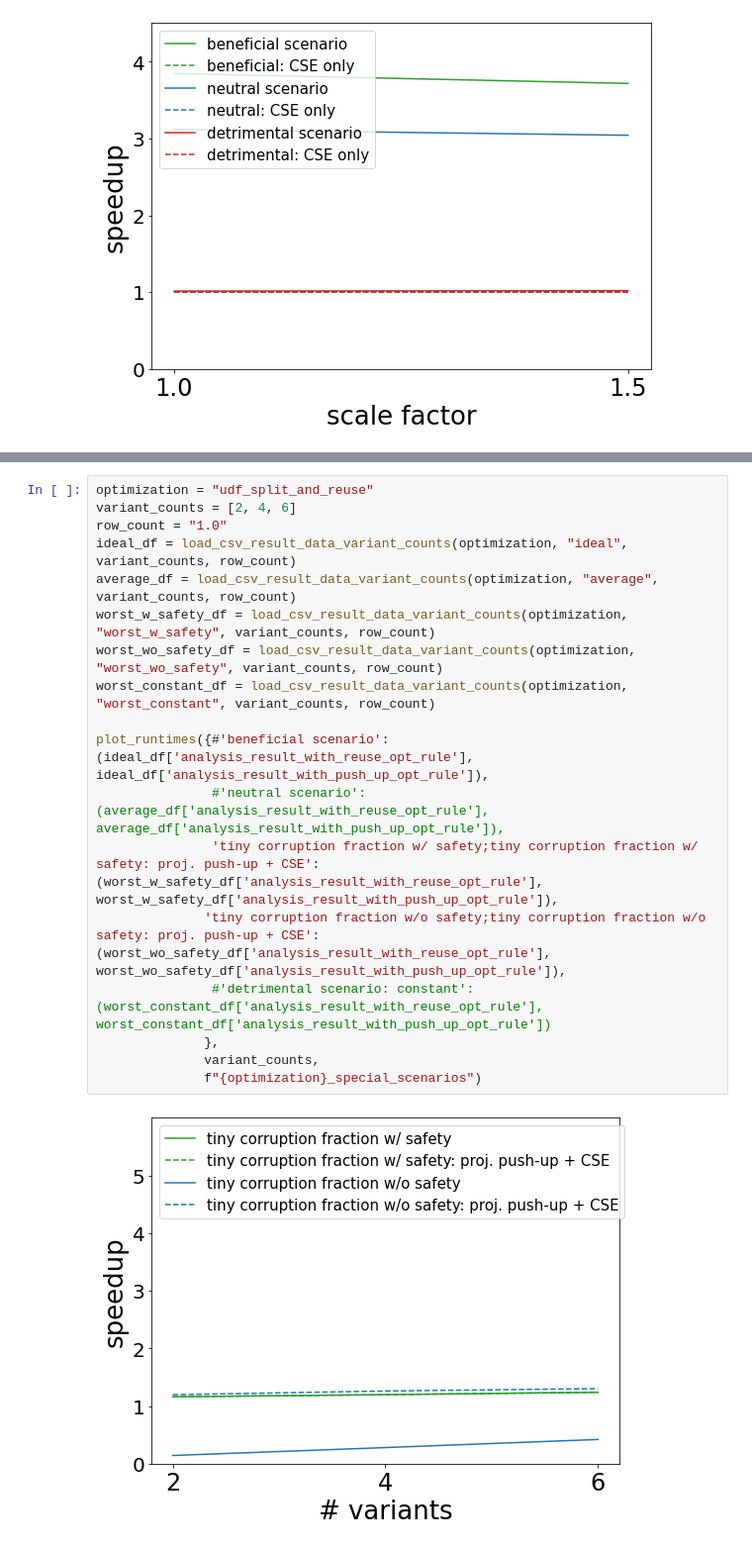
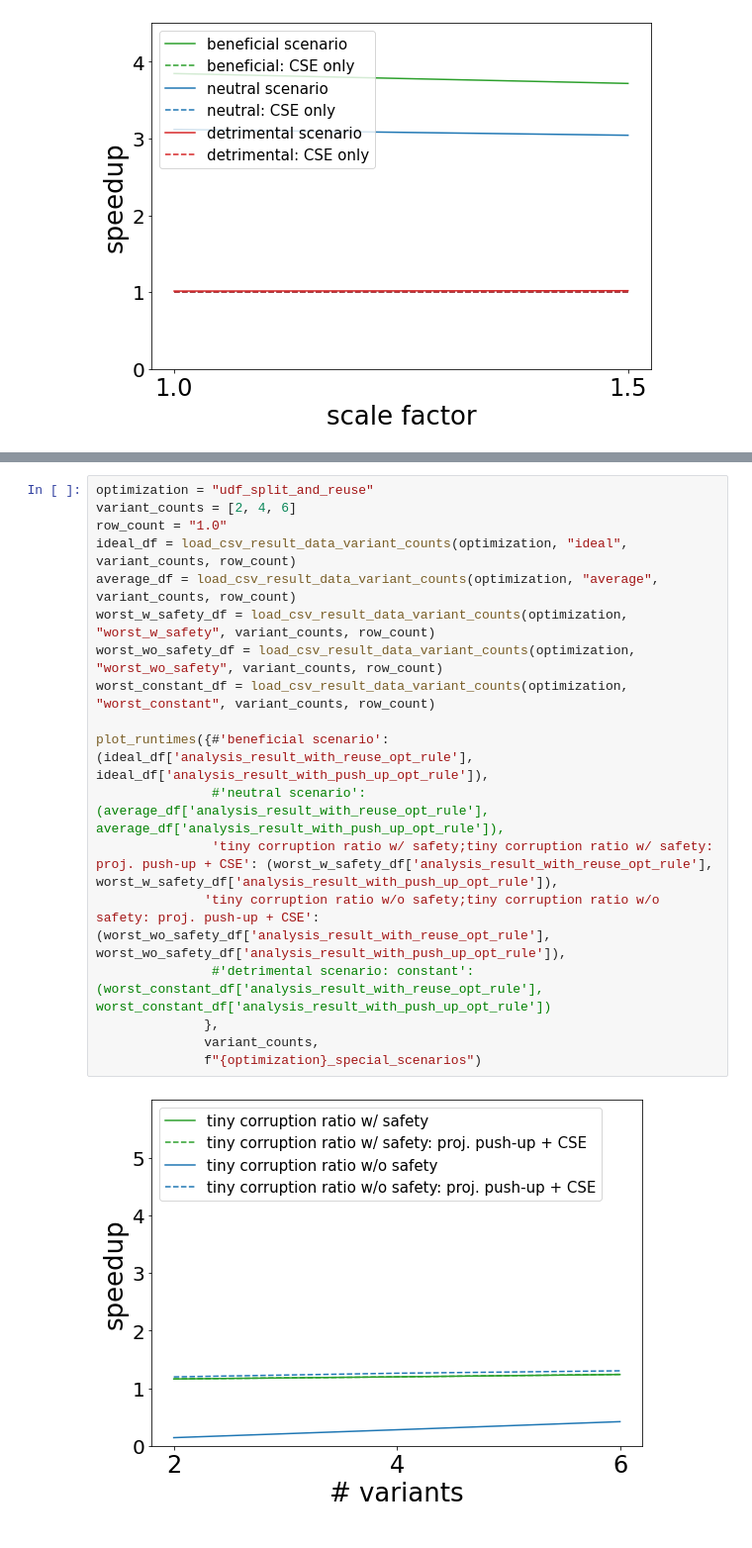
Before and after one commit to stefan-grafberger/mlwhatif, a Jupyter notebook: experiments/plot-benchmark-results--optimizations.ipynb, the cells around one changed output, grey strips where cells are left out. Shown: that part at 99% size. Saved outputs shown, nothing was run; the diff lists cells and outputs as text.

Commit message:
More plot polish

```diff
--- a/experiments/plot-benchmark-results--optimizations.ipynb
+++ b/experiments/plot-benchmark-results--optimizations.ipynb
@@ -315,20 +315,20 @@ plot_runtimes({'low selectivity w/o safety;low selectivity w/o safety: CSE': (wo
 # %%
 optimization = "udf_split_and_reuse"
 variant_counts = [2, 4, 6]
 row_count = "1.0"
 ideal_df = load_csv_result_data_variant_counts(optimization, "ideal", variant_counts, row_count)
 average_df = load_csv_result_data_variant_counts(optimization, "average", variant_counts, row_count)
 worst_w_safety_df = load_csv_result_data_variant_counts(optimization, "worst_w_safety", variant_counts, row_count)
 worst_wo_safety_df = load_csv_result_data_variant_counts(optimization, "worst_wo_safety", variant_counts, row_count)
 worst_constant_df = load_csv_result_data_variant_counts(optimization, "worst_constant", variant_counts, row_count)
 
 plot_runtimes({#'beneficial scenario': (ideal_df['analysis_result_with_reuse_opt_rule'], ideal_df['analysis_result_with_push_up_opt_rule']),
                #'neutral scenario': (average_df['analysis_result_with_reuse_opt_rule'], average_df['analysis_result_with_push_up_opt_rule']),
-               'tiny corruption fraction w/ safety;tiny corruption fraction w/ safety: proj. push-up + CSE': (worst_w_safety_df['analysis_result_with_reuse_opt_rule'], worst_w_safety_df['analysis_result_with_push_up_opt_rule']),
-              'tiny corruption fraction w/o safety;tiny corruption fraction w/o safety: proj. push-up + CSE': (worst_wo_safety_df['analysis_result_with_reuse_opt_rule'], worst_wo_safety_df['analysis_result_with_push_up_opt_rule']),
+               'tiny corruption ratio w/ safety;tiny corruption ratio w/ safety: proj. push-up + CSE': (worst_w_safety_df['analysis_result_with_reuse_opt_rule'], worst_w_safety_df['analysis_result_with_push_up_opt_rule']),
+              'tiny corruption ratio w/o safety;tiny corruption ratio w/o safety: proj. push-up + CSE': (worst_wo_safety_df['analysis_result_with_reuse_opt_rule'], worst_wo_safety_df['analysis_result_with_push_up_opt_rule']),
                #'detrimental scenario: constant': (worst_constant_df['analysis_result_with_reuse_opt_rule'], worst_constant_df['analysis_result_with_push_up_opt_rule'])
               },
               variant_counts,
               f"{optimization}_special_scenarios")
 # %% [output]
-[figure, old version]
+[figure, new version]
```
Also changed, not shown: parts of 4 cells of this notebook, 5 other files.
